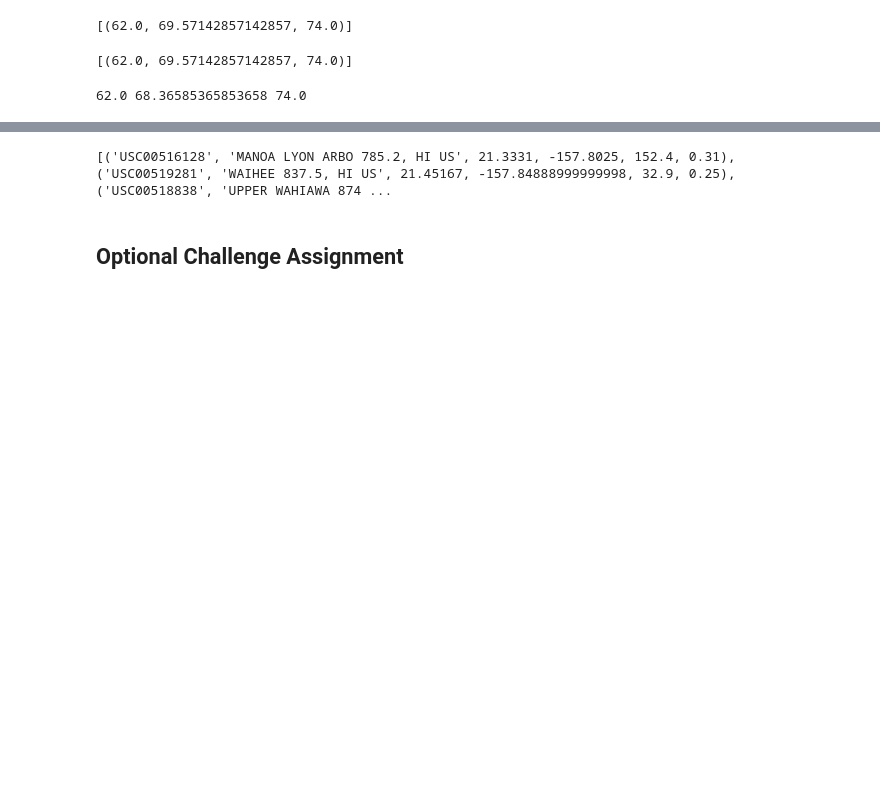
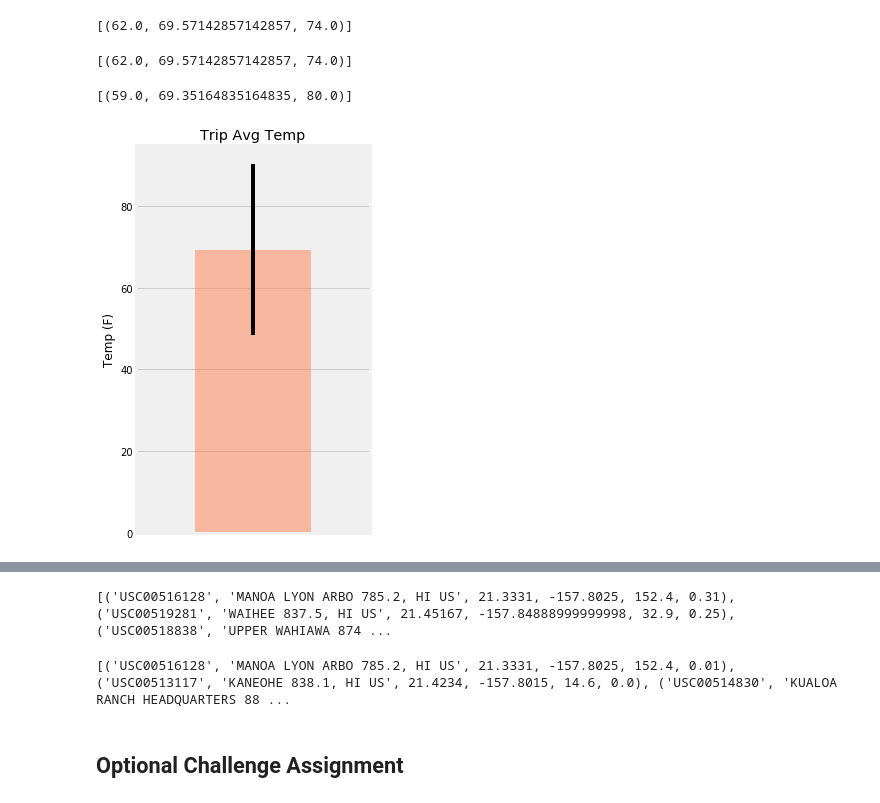
Before and after one commit to benieevelyne/Assignment-9--Homework_SQLAlchemy, a Jupyter notebook: 11-Advanced-Data-Storage-and-Retrieval_Homework_climate_starter.ipynb, the cells around one changed output, grey strips where cells are left out. Saved outputs shown, nothing was run; the diff lists cells and outputs as text; code cells hidden in the pictures; blank space fills up the shorter version.

```diff
--- a/11-Advanced-Data-Storage-and-Retrieval_Homework_climate_starter.ipynb
+++ b/11-Advanced-Data-Storage-and-Retrieval_Homework_climate_starter.ipynb
@@ -266,8 +265,28 @@ print(calc_temps('2012-02-28', '2012-03-05'))
 # %%
 # Use your previous function `calc_temps` to calculate the tmin, tavg, and tmax
 # for your trip using the previous year's data for those same dates.
+trip = calc_temps('2017-02-01','2017-02-14')
+trip
 # %% [output]
-62.0 68.36585365853658 74.0
+[(59.0, 69.35164835164835, 80.0)]
+# %%
+# Create a dataframe with the calculated tmin, tavg, and tmax values
+trip_temp_df = pd.DataFrame(trip, columns=['tmin', 'tavg', 'tmax'])
+
+
+# Plot the results from your previous query as a bar chart.
+# Use "Trip Avg Temp" as your Title
+# Use the average temperature for the y value
+# Use the peak-to-peak (tmax-tmin) value as the y error bar (yerr)
+trip_temp_df.plot.bar(y='tavg', yerr=(trip_temp_df['tmax'] - trip_temp_df['tmin']), title='Trip Avg Temp', color='coral', alpha=0.5, figsize=(4,6))
+plt.xticks(np.arange(1, 1.0))
+plt.ylabel("Temp (F)")
+plt.tight_layout()
+plt.gca().legend_.remove()
+plt.savefig("Images/TripAvgTemp.png")
+plt.show()
+# %% [output]
+[figure, added]
 # %%
 # Plot the results from your previous query as a bar chart.
 # Use "Trip Avg Temp" as your Title
@@ -281,6 +300,33 @@ print(calc_temps('2012-02-28', '2012-03-05'))
 # Sort this in descending order by precipitation amount and list the station, name, latitude, longitude, and elevation
 # %% [output]
 [('USC00516128', 'MANOA LYON ARBO 785.2, HI US', 21.3331, -157.8025, 152.4, 0.31), ('USC00519281', 'WAIHEE 837.5, HI US', 21.45167, -157.84888999999998, 32.9, 0.25), ('USC00518838', 'UPPER WAHIAWA 874 ...
+# %%
+def precipitation(start_date, end_date):
+
+        # Docstring for the function `calc_temps`
+    """Precipitation information per weather station
+
+    Args:
+        start_date (string): A date string in the format %Y-%m-%d
+        end_date (string): A date string in the format %Y-%m-%d
+
+    Returns:
+        A list of tuples containing precipitation amount, station, name, latitude, longitude, and elevation in descending order.
+    """
+
+    sel = [Measurement.station,
+           Station.name,
+           Station.latitude,
+           Station.longitude,
+           Station.elevation,
+           Measurement.prcp]
+
+    return session.query(*sel).\
+            filter(Measurement.station == Station.station).filter(Measurement.date >= start_date).filter(Measurement.date <= end_date).group_by(Measurement.station).order_by(Measurement.prcp.desc()).all()
+
+print(precipitation('2017-02-01','2017-02-14'))
+# %% [output]
+[('USC00516128', 'MANOA LYON ARBO 785.2, HI US', 21.3331, -157.8025, 152.4, 0.01), ('USC00513117', 'KANEOHE 838.1, HI US', 21.4234, -157.8015, 14.6, 0.0), ('USC00514830', 'KUALOA RANCH HEADQUARTERS 88 ...
 # %% [markdown]
 ## Optional Challenge Assignment
 # %%
```
Also changed, not shown: parts of 1 cell of this notebook, 2 other files.
